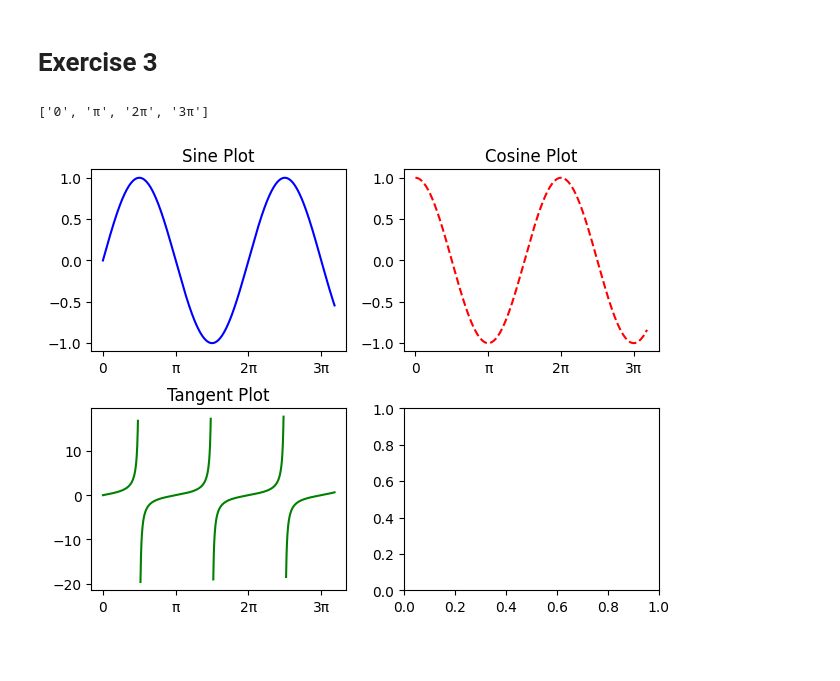
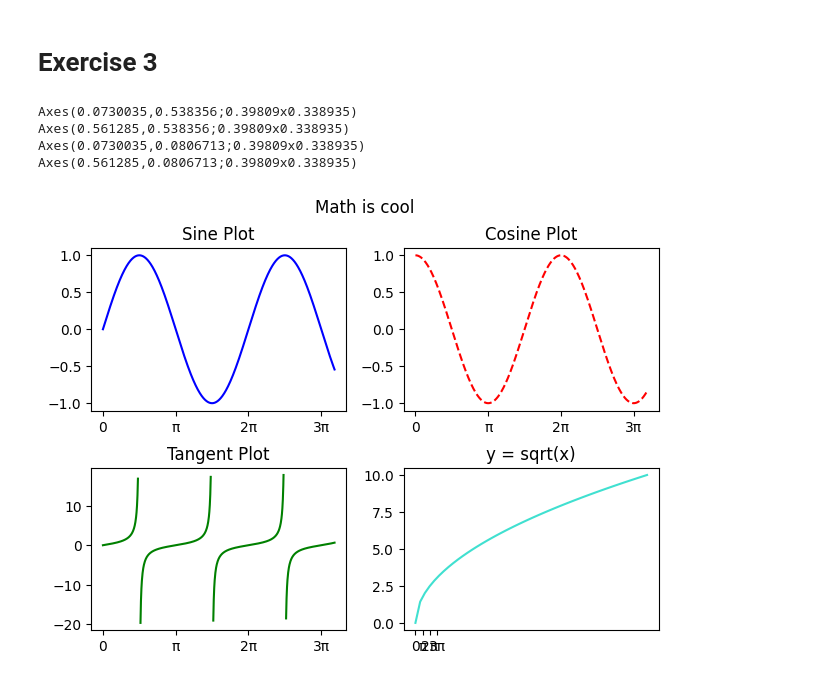
Before and after one commit to candersen114/Python2Source, a Jupyter notebook: class13_inclass.ipynb, the cells around one changed output. Saved outputs shown, nothing was run; the diff lists cells and outputs as text; code cells hidden in the pictures; blank space fills up the shorter version.

```diff
--- a/class13_inclass.ipynb
+++ b/class13_inclass.ipynb
@@ -114,39 +116,54 @@ y3 = np.tan(x)
 y3[y3 > 20] = np.nan
 y3[y3 < -20] = np.nan
 
+# Create the data for the final plot - I'm doing square root, so I need a different scale
+x4 = np.linspace(0, 100)
+y4 = np.sqrt(x4)
+
 # Create a 2x2 grid of subplots
 fig = plt.figure()
 axes = fig.subplots(2, 2)
-fig.tight_layout(h_pad=2) # If we don't do this, the titles in the bottom row overlap the axes in the top
+fig.tight_layout(h_pad=2, rect=[0, 0, 1, .92]) # If we don't do this, the titles in the bottom row overlap the axes in the top
 
 # Get references to each plot from the axes object
 plot1, plot2, plot3, plot4 = axes[0,0], axes[0,1], axes[1,0], axes[1,1]
 
 # Calculate the pi values between 0 and 10
 pivals = [m * np.pi for m in range(4)]
 pilabels = ['0','π','2π','3π']
-print(pilabels)
 
 # Plot 1 (Top Left)
 # Sine wave (x vs y1), blue solid line, x-axis tick labels multiples of pi
 plot1.plot(x, y1, label="Sine", color="blue", linestyle="-")
 plot1.set_title("Sine Plot")
 plot1.set_xticks(pivals, pilabels)
 
 # Plot 2 (Top Right)
 # Cosine wave (x vs y2), red dashed line
 plot2.plot(x, y2, label="Cosine", color="red", linestyle="--")
 plot2.set_title("Cosine Plot")
 plot2.set_xticks(pivals, pilabels)
 
 # Plot 3 (Bottom Left)
 # Tangent wave (x vs y3), green line, dash-dot style
 plot3.plot(x, y3, label="Tangent", color="green", linestyle="-")
 plot3.set_title("Tangent Plot")
 plot3.set_xticks(pivals, pilabels)
 
-# Show the plt
+# Plot 4 (Bottom Right)
+# Log graph (x4 vs y4), turquoise solid line
+plot4.plot(x4, y4, label="Square Root", color="turquoise", linestyle="-")
+plot4.set_title("y = sqrt(x)")
+plot4.set_xscale("linear")
+
+# Add a title
+plt.suptitle("Math is cool")
+
+# Show the plot
 plt.show()
 # %% [output]
-['0', 'π', '2π', '3π']
+Axes(0.0730035,0.538356;0.39809x0.338935)
+Axes(0.561285,0.538356;0.39809x0.338935)
+Axes(0.0730035,0.0806713;0.39809x0.338935)
+Axes(0.561285,0.0806713;0.39809x0.338935)
-[figure, old version]
+[figure, new version]
```
Also changed, not shown: parts of 4 cells of this notebook.
